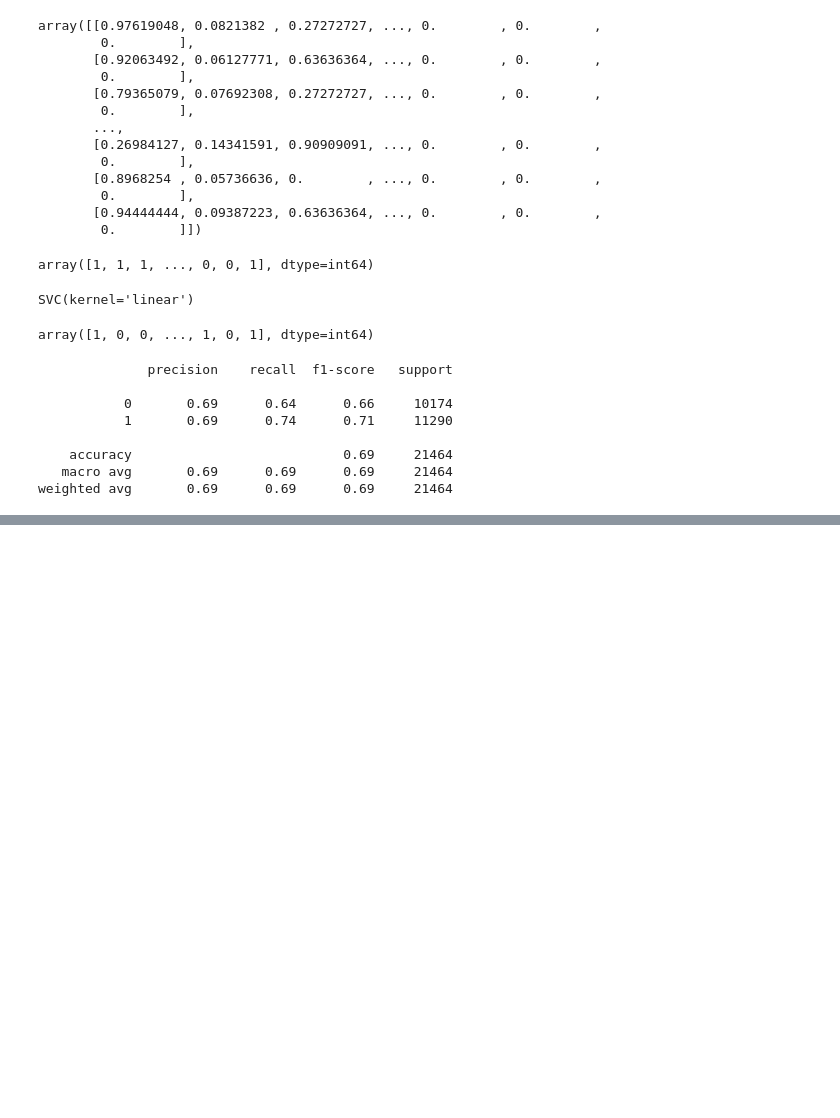
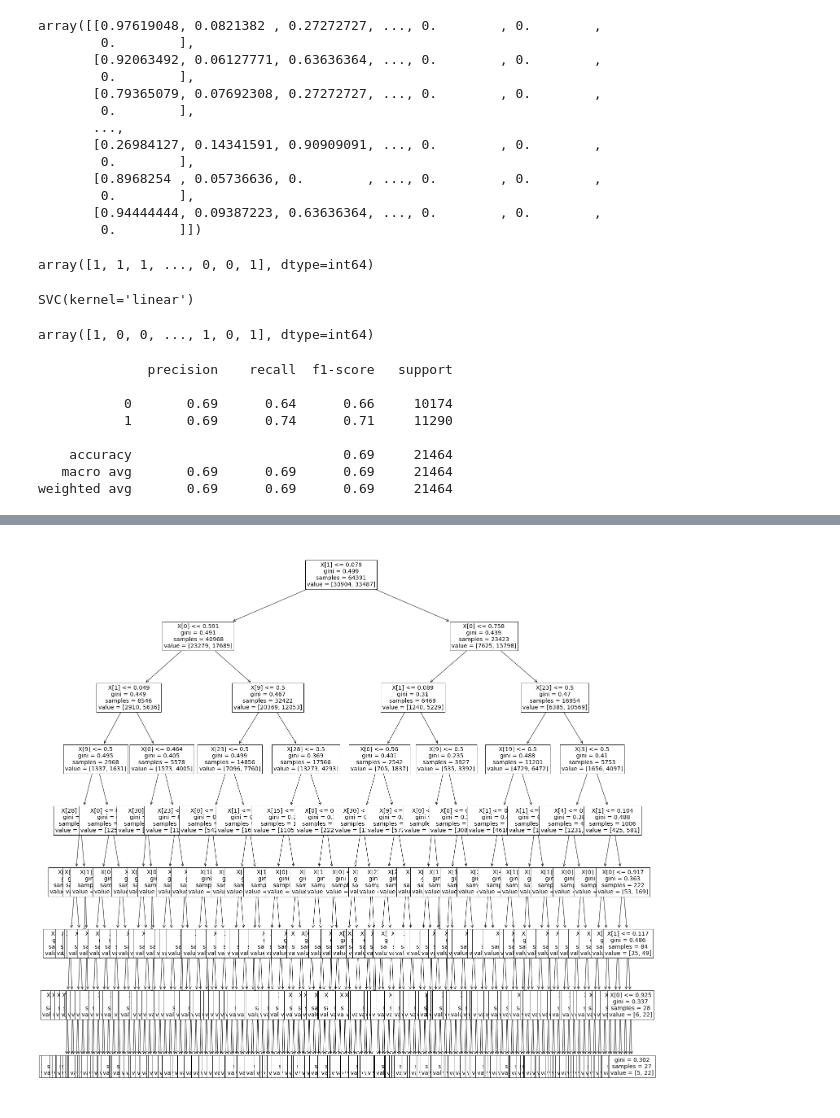
Before and after one commit to gspahlin/Movie_metric_predictor, a Jupyter notebook: Movie_predictor_ML_1.ipynb, the cells around one changed output, grey strips where cells are left out. Drawn from its saved outputs; the diff is of its cells as text; code cells hidden in the pictures; blank space fills up the shorter version.

```diff
--- a/Movie_predictor_ML_1.ipynb
+++ b/Movie_predictor_ML_1.ipynb
@@ -100,0 +252,8 @@ weighted avg       0.69      0.69      0.69     21464
+# %%
+plt.figure(figsize = (25,25))
+
+tree.plot_tree(eight_tree, fontsize = 14)
+
+plt.show()
+# %% [output]
+[figure, added]
```
Also changed, not shown: parts of 13 cells of this notebook.
